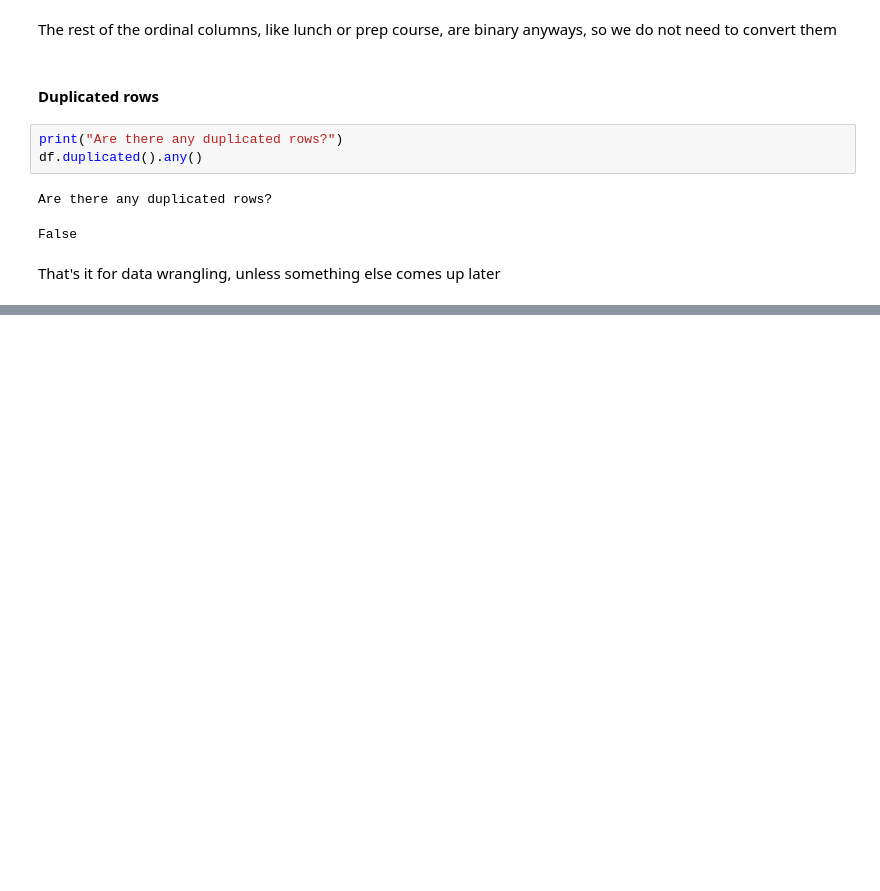
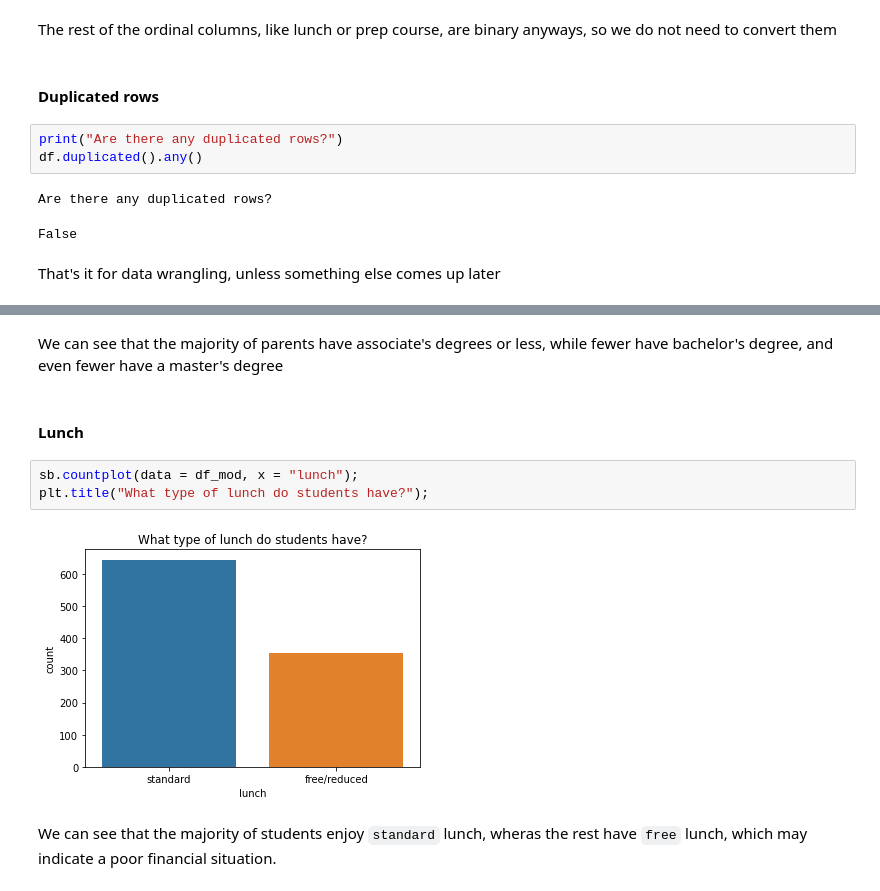
Before and after one commit to Hazem0h/project-3-Data-Viz, a Jupyter notebook: Part 1.ipynb, the cells around one changed output, grey strips where cells are left out. Saved outputs shown, nothing was run; the diff lists cells and outputs as text; blank space fills up the shorter version.

```diff
--- a/Part 1.ipynb
+++ b/Part 1.ipynb
@@ -114,0 +157,11 @@ That's it for data wrangling, unless something else comes up later
+# %% [markdown]
+We can see that the majority of parents have associate's degrees or less, while fewer have bachelor's degree, and even fewer have a master's degree
+# %% [markdown]
+#### Lunch
+# %%
+sb.countplot(data = df_mod, x = "lunch");
+plt.title("What type of lunch do students have?");
+# %% [output]
+[figure, added]
+# %% [markdown]
+We can see that the majority of students enjoy `standard` lunch, wheras the rest have `free` lunch, which may indicate a poor financial situation.
```
Also changed, not shown: parts of 23 cells of this notebook.
